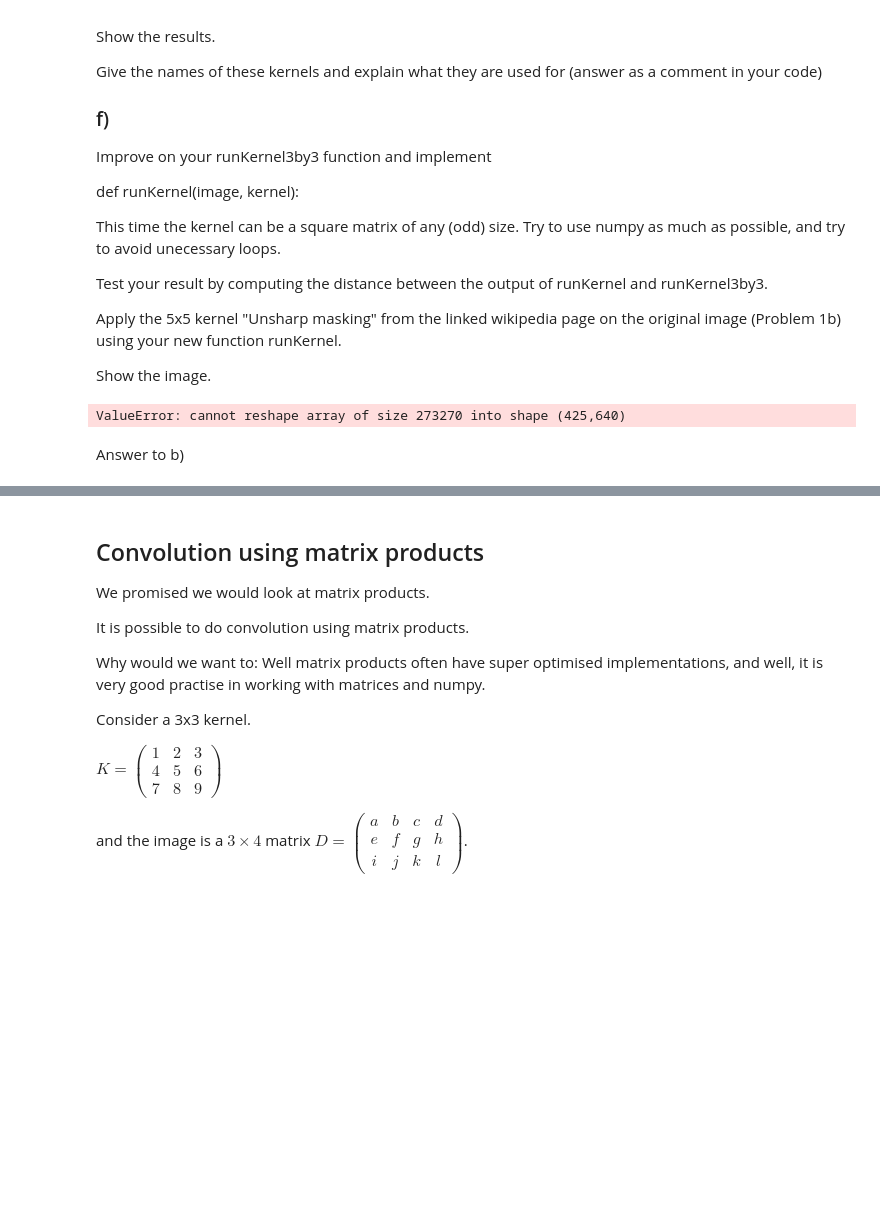
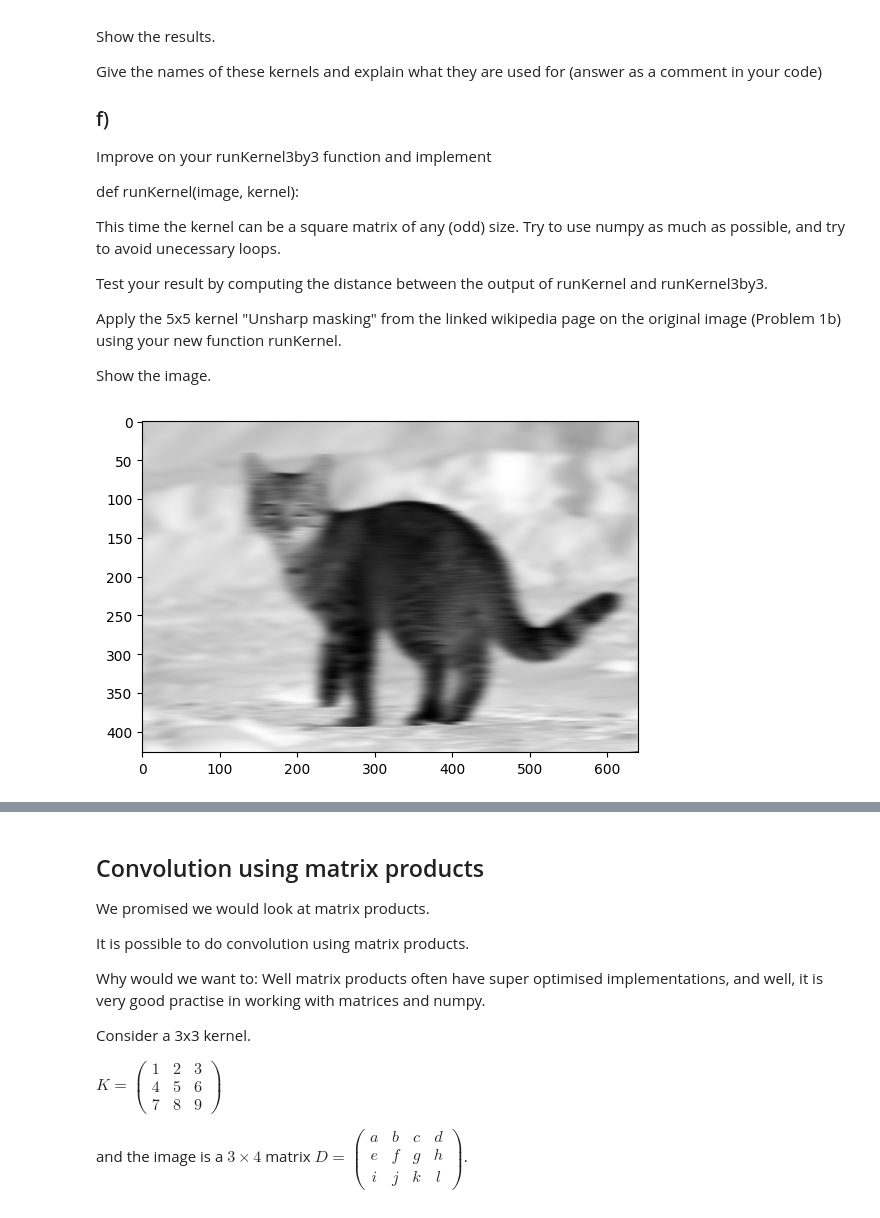
Before and after one commit to Gjermundhp02/BMA1020, a Jupyter notebook: Assignment 6/cat.ipynb, the cells around one changed output, grey strips where cells are left out. Drawn from its saved outputs; the diff is of its cells as text; code cells hidden in the pictures; blank space fills up the shorter version.

```diff
--- a/Assignment 6/cat.ipynb
+++ b/Assignment 6/cat.ipynb
@@ -190,13 +190,13 @@ Apply the 5x5 kernel "Unsharp masking" from the linked wikipedia page on the ori
 Show the image.
 # %%
 # Answer to a)
-kernel = np.ones((3,3))
-kernel = np.insert(kernel.flatten(), (3, 6), [0,0])
-image = np.convolve(imageGray.flatten(), kernel, mode='valid').reshape((imageGray.shape[0]-2, imageGray.shape[1]))
+kernel = np.ones((3,3))/9
+image = np.convolve(imageGray.flatten(), np.insert(kernel.flatten(), (3, 6), [0,0]), mode='same').reshape(imageGray.shape)
+
+for i in range(1, 5):
+    image = np.convolve(image.flatten(), np.insert(kernel.flatten(), (3, 6), [0,0]), mode='same').reshape(imageGray.shape)
 
 plt.imshow(image, cmap='gray')
 plt.show()
 # %% [output]
-ValueError: cannot reshape array of size 273270 into shape (425,640)
+[figure, added]
-# %% [markdown]
-Answer to b)
```
Also changed, not shown: parts of 3 cells of this notebook, 1 other file.
